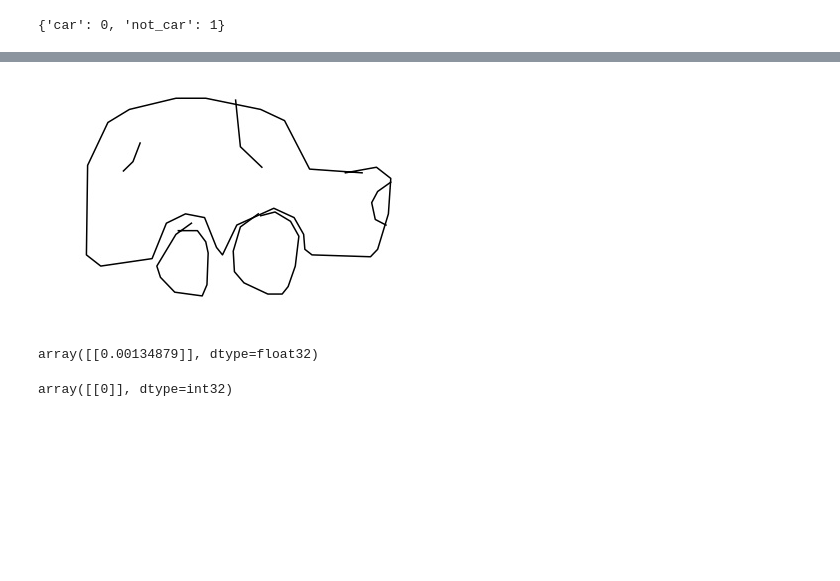
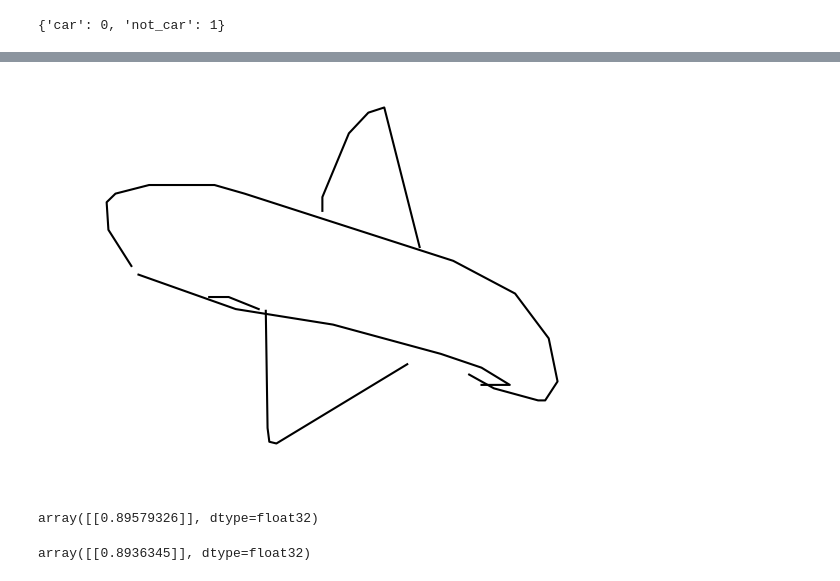
Before and after one commit to Saxamos/car-detector, a Jupyter notebook: modelisation.ipynb, the cells around one changed output, grey strips where cells are left out. Cells and saved outputs as stored; diff of their text form; code cells hidden in the pictures; blank space fills up the shorter version.

```diff
--- a/modelisation.ipynb
+++ b/modelisation.ipynb
@@ -128,13 +122,14 @@ model = load_model('modele.h5')
 # %%
-Image.open('./data/test/car/1000.jpg')
+Image.open('data/car_test_data/not_car/airplane_77.jpg')
 # %% [output]
-[figure, old version]
+[figure, new version]
+# %%
+img = np.array(Image.open('data/car_test_data/not_car/airplane_77.jpg').convert('RGB').resize((128,128))).reshape(1,128,128,3)*1/255
+model.predict(img)
+# %% [output]
+array([[0.89579326]], dtype=float32)
 # %%
-img = np.array(Image.open('./data/test/car/1000.jpg').convert('RGB').resize((128,128))).reshape(1,128,128,3)*1/255
-model.predict_proba(img)
+img = np.array(Image.open('data/car_test_data/car/103.jpg').convert('RGB').resize((128,128))).reshape(1,128,128,3)*1/255
+model.predict(img)
 # %% [output]
-array([[0.00134879]], dtype=float32)
+array([[0.8936345]], dtype=float32)
-# %%
-model.predict_classes(img.reshape(1,128,128,3)*1/255)
-# %% [output]
-array([[0]], dtype=int32)
```
Also changed, not shown: parts of 11 cells of this notebook, 14 other files.
